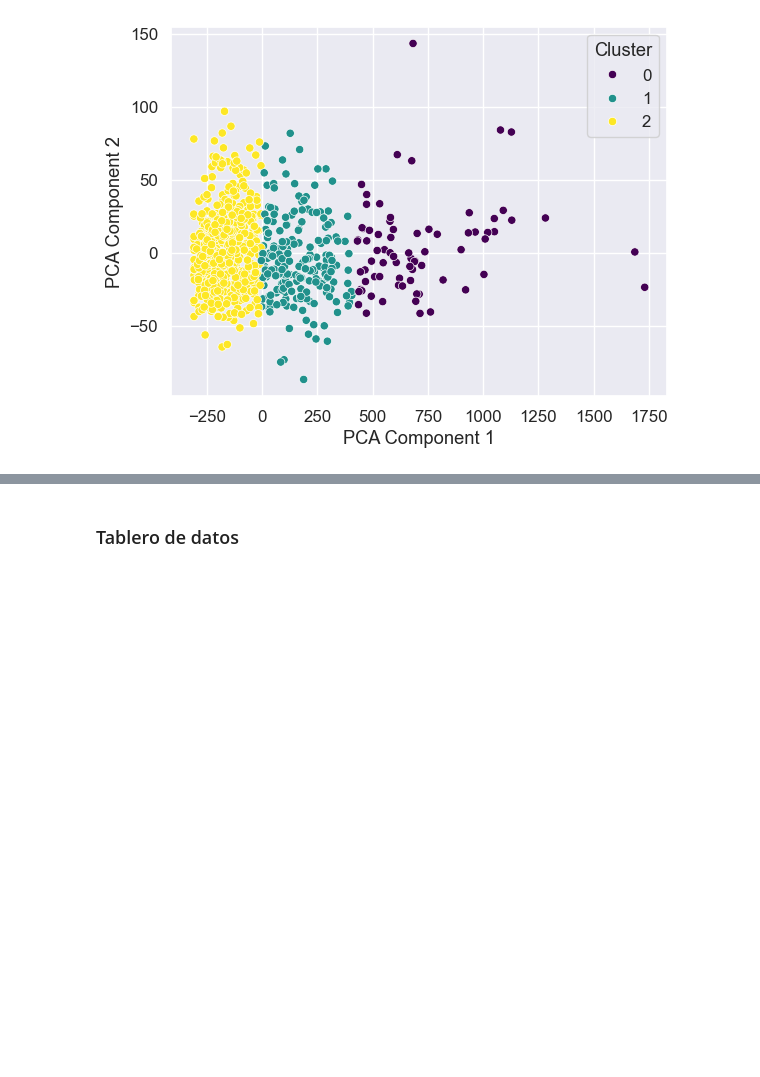
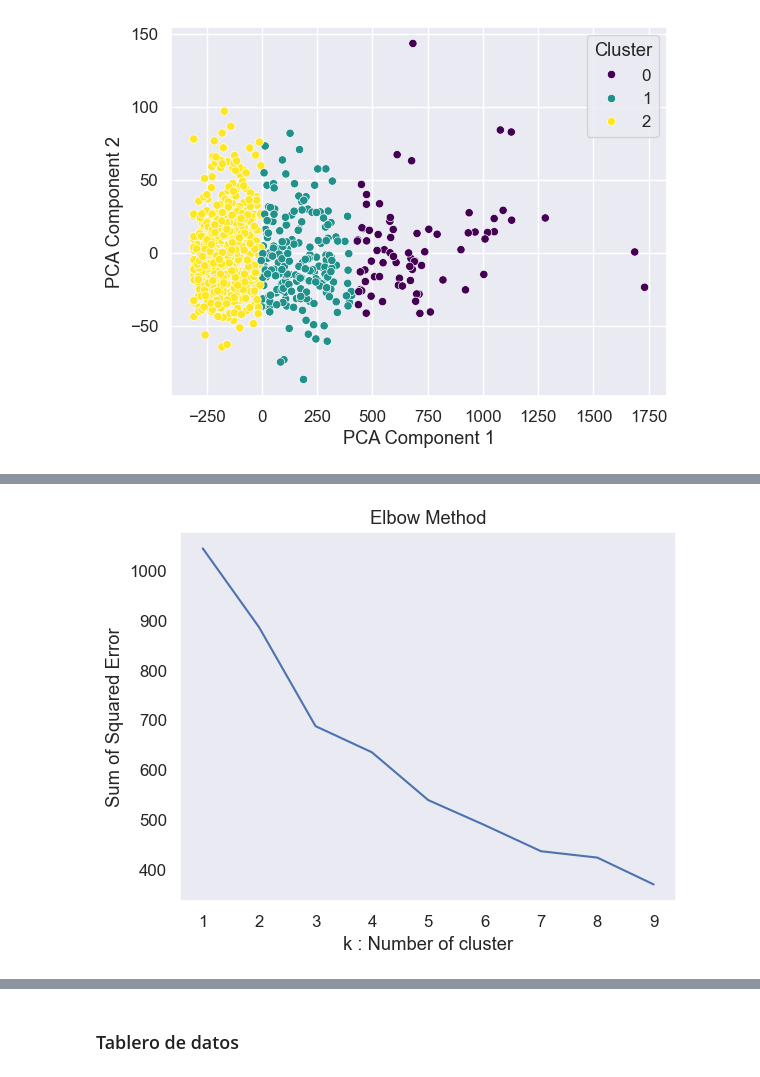
Before and after one commit to despinosaa/Lab1_G1, a Jupyter notebook: Lab2_UNIFICADO.ipynb, the cells around one changed output, grey strips where cells are left out. Cells and saved outputs as stored; diff of their text form; code cells hidden in the pictures; blank space fills up the shorter version.

```diff
--- a/Lab2_UNIFICADO.ipynb
+++ b/Lab2_UNIFICADO.ipynb
@@ -1169,0 +1229,21 @@ KNN Clustering: Silhouette: 0.5741520783912578, Davies-Bouldin: 0.57668535081500
+# %%
+from sklearn.cluster import KMeans
+from sklearn.metrics import silhouette_score
+import warnings
+warnings.filterwarnings('ignore')
+sse = {}
+
+
+for k in range(1, 10):
+    kmeans = KMeans(n_clusters=k, max_iter=1000).fit(dataScaled)
+    sse[k] = kmeans.inertia_
+sns.lineplot(x = list(sse.keys()), y = list(sse.values()));
+plt.title('Elbow Method')
+plt.xlabel("k : Number of cluster")
+plt.ylabel("Sum of Squared Error")
+plt.grid()
+
+
+plt.show()
+# %% [output]
+[figure, added]
```
Also changed, not shown: parts of 39 cells of this notebook, 1 other file.
